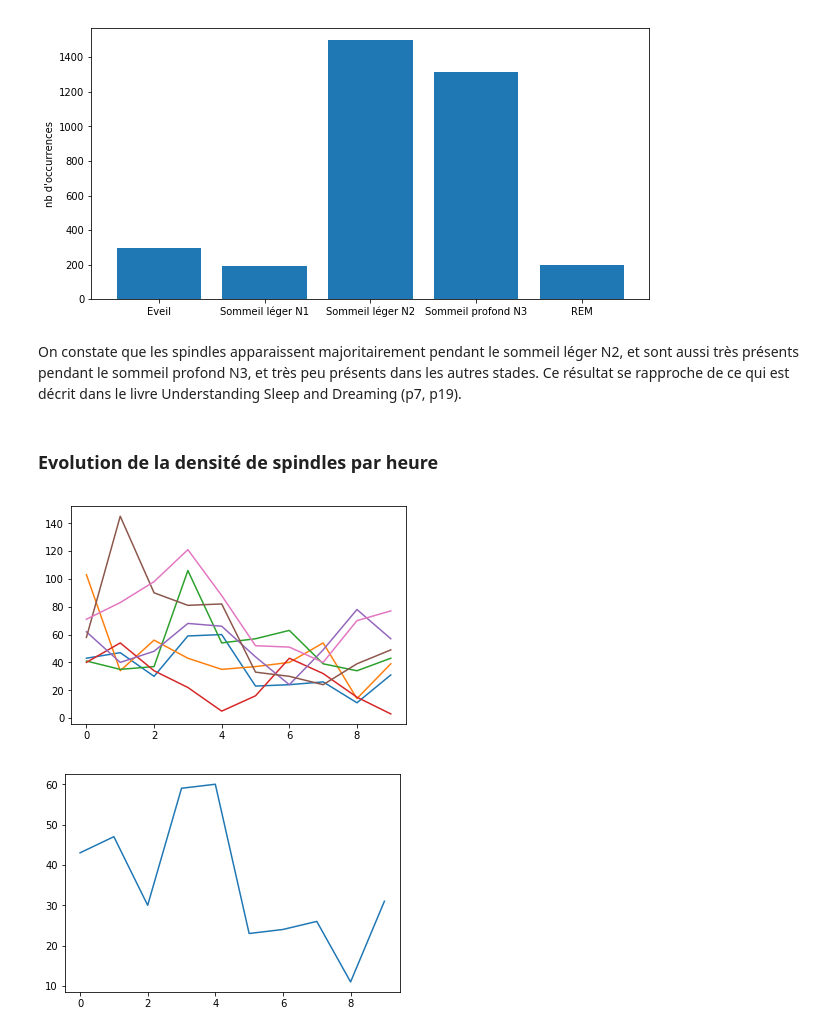
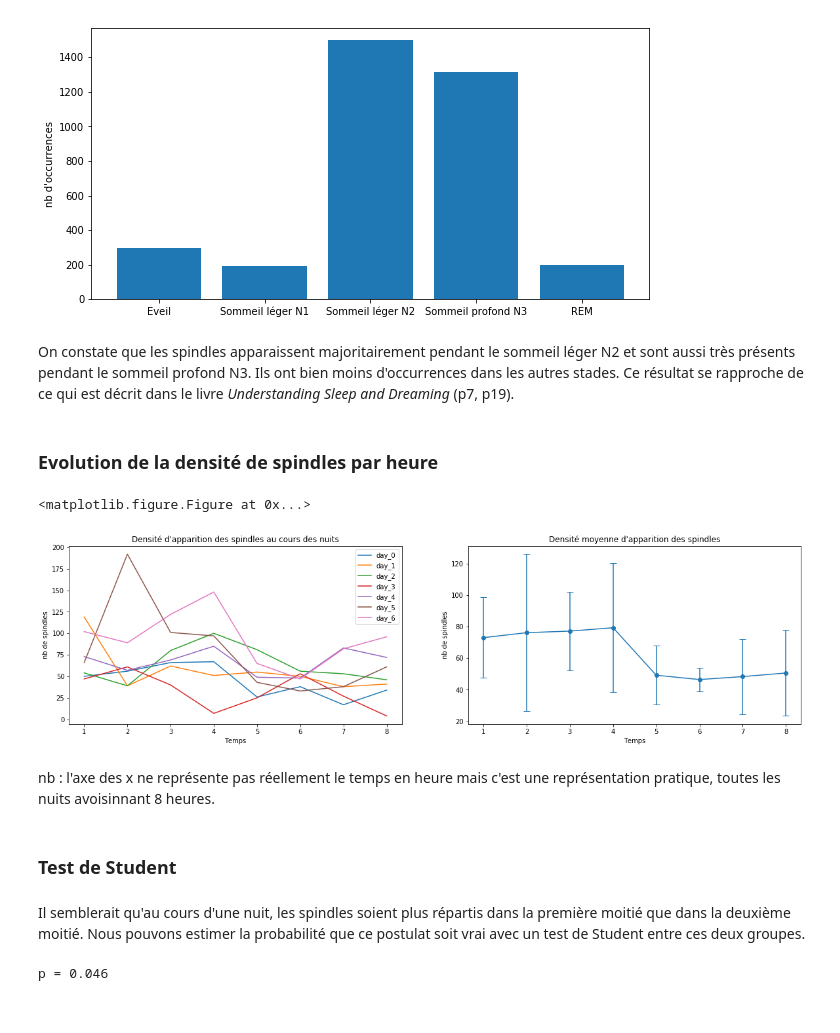
Before and after one commit to ArnoBen/SleepSpindles, a Jupyter notebook: SpindleDetection.ipynb, the cells around one changed output. Cells and saved outputs as stored; diff of their text form; code cells hidden in the pictures.

Commit message:
T-test

```diff
--- a/SpindleDetection.ipynb
+++ b/SpindleDetection.ipynb
@@ -362,28 +359,69 @@ plt.show()
 <matplotlib.figure.Figure at 0x...>
 [figure]
 # %% [markdown]
-On constate que les spindles apparaissent majoritairement pendant le sommeil léger N2, et sont aussi très présents pendant le sommeil profond N3, et très peu présents dans les autres stades. Ce résultat se rapproche de ce qui est décrit dans le livre Understanding Sleep and Dreaming (p7, p19).
+On constate que les spindles apparaissent majoritairement pendant le sommeil léger N2 et sont aussi très présents pendant le sommeil profond N3. Ils ont bien moins d'occurrences dans les autres stades. Ce résultat se rapproche de ce qui est décrit dans le livre *Understanding Sleep and Dreaming* (p7, p19).
 # %% [markdown]
 ### Evolution de la densité de spindles par heure
+# %%
+parts = 8 # Je sépare arbitrairement une nuit en 8 parties égales pour approximer les 8h de sommeil.
+spindle_density = np.zeros([n_days, parts])
+spindle_density_mean = np.zeros(parts)
+spindle_density_std = np.zeros(parts)
+
+plt.clf()
+plt.figure(figsize = (20,5))
+plt.subplot(1,2,1)
+legend = []
+for i in range(n_days):
+    l = len(eeg_signals[i])
+    for j in range(parts):
+        temp = np.array(spindles_positions[i])
+        bool_table = np.equal(temp < j*l/parts, temp > (j+1)*l/parts)
+        spindle_density[i,j] = (sum(bool_table))
+    plt.plot(spindle_density[i])
+    legend.append('day_' + str(i))
+plt.title("Densité d'apparition des spindles au cours des nuits")
+plt.xlabel('Temps')
+plt.ylabel("nb de spindles")
+plt.xticks(np.arange(8), np.arange(1,9))
+plt.legend(legend, fontsize = 10, loc = 1)
+
+for k in range(parts):
+    spindle_density_mean[k] = np.mean(spindle_density[:,k])
+    spindle_density_std[k] = np.std(spindle_density[:,k])
+plt.subplot(1,2,2)
+plt.errorbar(np.arange(parts), spindle_density_mean, spindle_density_std, linestyle='-', marker='o', capsize=5)
+plt.title("Densité moyenne d'apparition des spindles")
+plt.xlabel('Temps')
+plt.ylabel("nb de spindles")
+plt.xticks(np.arange(8), np.arange(1,9))
+plt.show()
+# %% [output]
+<matplotlib.figure.Figure at 0x...>
+[figure, added]
+# %% [markdown]
+nb : l'axe des x ne représente pas réellement le temps en heure mais c'est une représentation pratique, toutes les nuits avoisinnant 8 heures.
+# %% [markdown]
+### Test de Student
+# %% [markdown]
+Il semblerait qu'au cours d'une nuit, les spindles soient plus répartis dans la première moitié que dans la deuxième moitié. Nous pouvons estimer la probabilité que ce postulat soit vrai avec un test de Student entre ces deux groupes.
 # %%
-spindle_density = [None] * 7
-for i in range(7):
-    # Je sépare arbitrairement une nuit en 10 parties égales
-    parts = 10
+#Je m'inspire du code précédent
+parts = 2
+spindle_density = np.zeros([n_days, parts])
+spindle_density_mean = np.zeros(parts)
+spindle_density_std = np.zeros(parts)
+for i in range(n_days):
     l = len(eeg_signals[i])
-    spindle_density[i] = np.zeros(parts)
-    for j in range(10):
+    for j in range(parts):
         temp = np.array(spindles_positions[i])
         bool_table = np.equal(temp < j*l/parts, temp > (j+1)*l/parts)
-        spindle_density[i][j] = (sum(bool_table))
+        spindle_density[i,j] = (sum(bool_table))
+for k in range(parts):
+    spindle_density_mean[k] = np.mean(spindle_density[:,k])
+    spindle_density_std[k] = np.std(spindle_density[:,k])
 
-    plt.plot(spindle_density[i])
-plt.show()
+t, p = scipy.stats.ttest_ind(spindle_density[:,0], spindle_density[:,1])
+print('p = %s' %(np.round(p,3)))
 # %% [output]
-[figure, removed]
+p = 0.046
-# %%
-plt.clf()
-plt.plot(spindle_density[0])
-plt.show()
-# %% [output]
-[figure, removed]
```
Also changed, not shown: parts of 7 cells of this notebook, 2 other files.
